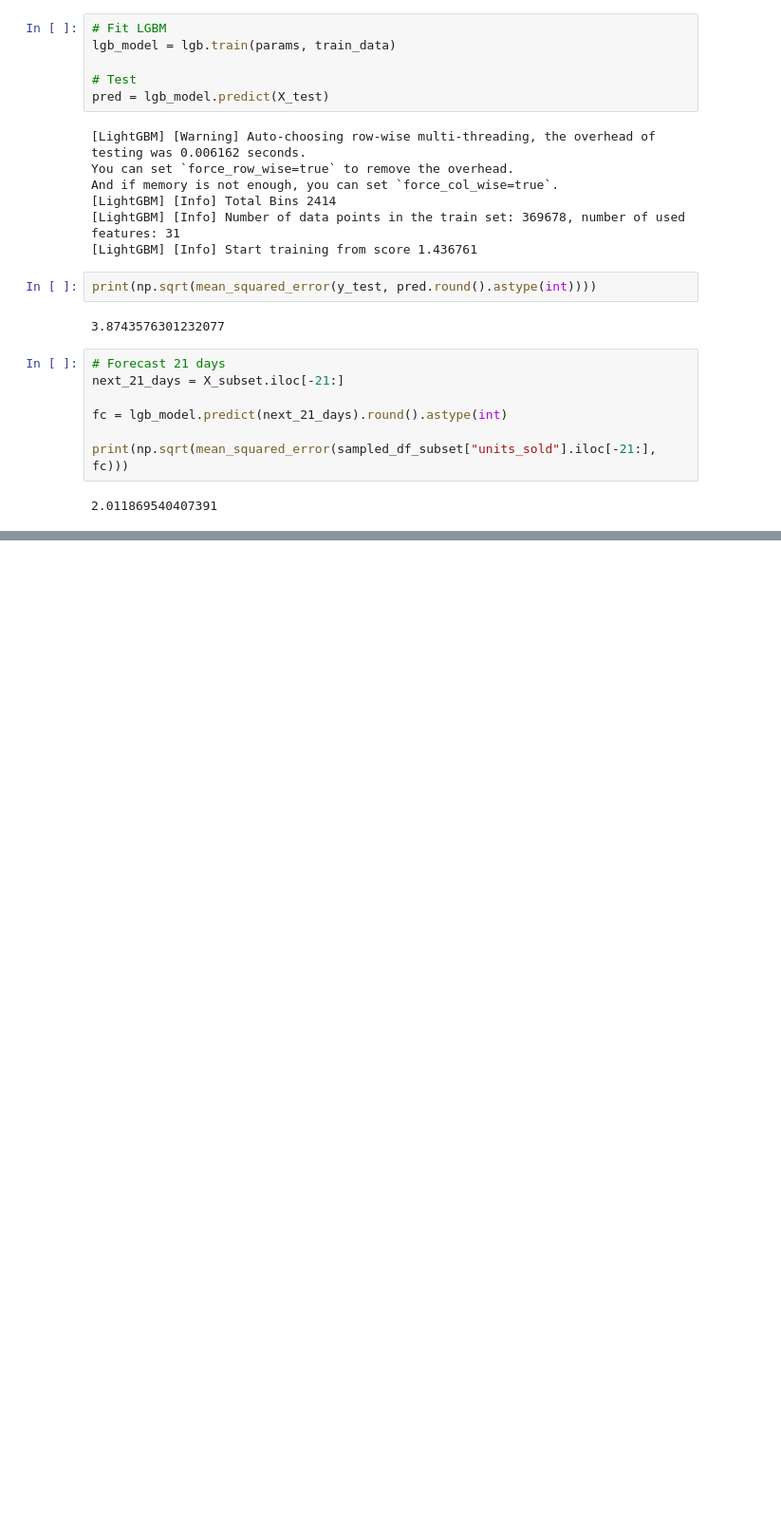
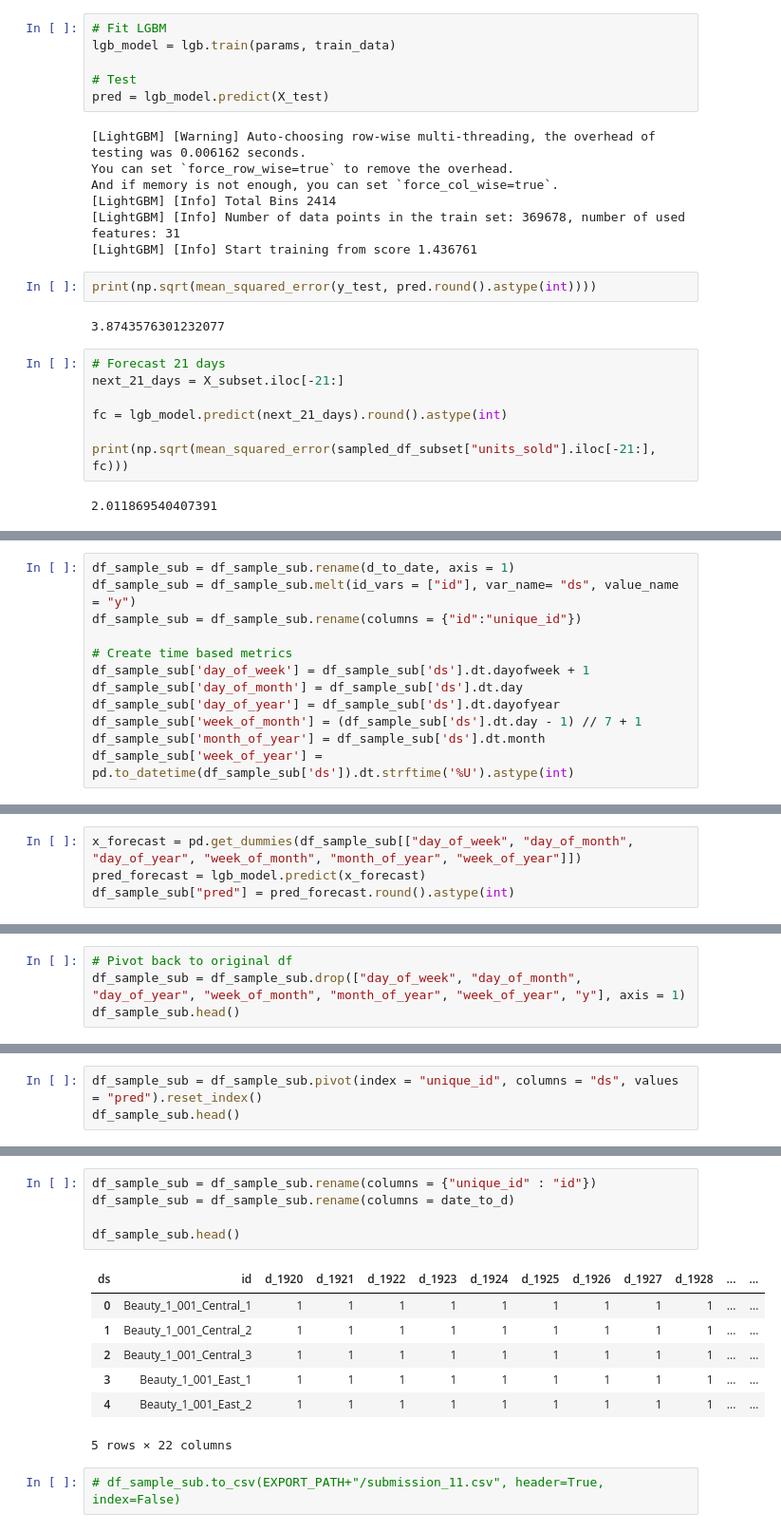
Before and after one commit to TristanKoh/ads-final-project, a Jupyter notebook: code/ml_feature_engineering.ipynb, the cells around one changed output, grey strips where cells are left out. Shown: that part at 95% size. Cells and saved outputs as stored; diff of their text form; blank space fills up the shorter version.

```diff
--- a/code/ml_feature_engineering.ipynb
+++ b/code/ml_feature_engineering.ipynb
@@ -260,0 +398,12 @@ print(np.sqrt(mean_squared_error(sampled_df_subset["units_sold"].iloc[-21:], fc)
+# %%
+df_sample_sub = df_sample_sub.rename(d_to_date, axis = 1)
+df_sample_sub = df_sample_sub.melt(id_vars = ["id"], var_name= "ds", value_name = "y")
+df_sample_sub = df_sample_sub.rename(columns = {"id":"unique_id"})
+
+# Create time based metrics
+df_sample_sub['day_of_week'] = df_sample_sub['ds'].dt.dayofweek + 1
+df_sample_sub['day_of_month'] = df_sample_sub['ds'].dt.day
+df_sample_sub['day_of_year'] = df_sample_sub['ds'].dt.dayofyear
+df_sample_sub['week_of_month'] = (df_sample_sub['ds'].dt.day - 1) // 7 + 1
+df_sample_sub['month_of_year'] = df_sample_sub['ds'].dt.month
+df_sample_sub['week_of_year'] = pd.to_datetime(df_sample_sub['ds']).dt.strftime('%U').astype(int)
@@ -260,0 +426,4 @@ print(np.sqrt(mean_squared_error(sampled_df_subset["units_sold"].iloc[-21:], fc)
+# %%
+x_forecast = pd.get_dummies(df_sample_sub[["day_of_week", "day_of_month", "day_of_year", "week_of_month", "month_of_year", "week_of_year"]])
+pred_forecast = lgb_model.predict(x_forecast)
+df_sample_sub["pred"] = pred_forecast.round().astype(int)
@@ -260,0 +432,4 @@ print(np.sqrt(mean_squared_error(sampled_df_subset["units_sold"].iloc[-21:], fc)
+# %%
+# Pivot back to original df
+df_sample_sub = df_sample_sub.drop(["day_of_week", "day_of_month", "day_of_year", "week_of_month", "month_of_year", "week_of_year", "y"], axis = 1)
+df_sample_sub.head()
@@ -260,0 +443,3 @@ print(np.sqrt(mean_squared_error(sampled_df_subset["units_sold"].iloc[-21:], fc)
+# %%
+df_sample_sub = df_sample_sub.pivot(index = "unique_id", columns = "ds", values = "pred").reset_index()
+df_sample_sub.head()
@@ -260,0 +454,15 @@ print(np.sqrt(mean_squared_error(sampled_df_subset["units_sold"].iloc[-21:], fc)
+# %%
+df_sample_sub = df_sample_sub.rename(columns = {"unique_id" : "id"})
+df_sample_sub = df_sample_sub.rename(columns = date_to_d)
+
+df_sample_sub.head()
+# %% [output]
+| ds | id | d_1920 | d_1921 | d_1922 | d_1923 | d_1924 | d_1925 | d_1926 | d_1927 | d_1928 | ... | ... |
+| 0 | Beauty_1_001_Central_1 | 1 | 1 | 1 | 1 | 1 | 1 | 1 | 1 | 1 | ... | ... |
+| 1 | Beauty_1_001_Central_2 | 1 | 1 | 1 | 1 | 1 | 1 | 1 | 1 | 1 | ... | ... |
+| 2 | Beauty_1_001_Central_3 | 1 | 1 | 1 | 1 | 1 | 1 | 1 | 1 | 1 | ... | ... |
+| 3 | Beauty_1_001_East_1 | 1 | 1 | 1 | 1 | 1 | 1 | 1 | 1 | 1 | ... | ... |
+| 4 | Beauty_1_001_East_2 | 1 | 1 | 1 | 1 | 1 | 1 | 1 | 1 | 1 | ... | ... |
+5 rows × 22 columns
+# %%
+# df_sample_sub.to_csv(EXPORT_PATH+"/submission_11.csv", header=True, index=False)
```
Also changed, not shown: parts of 22 cells of this notebook.
